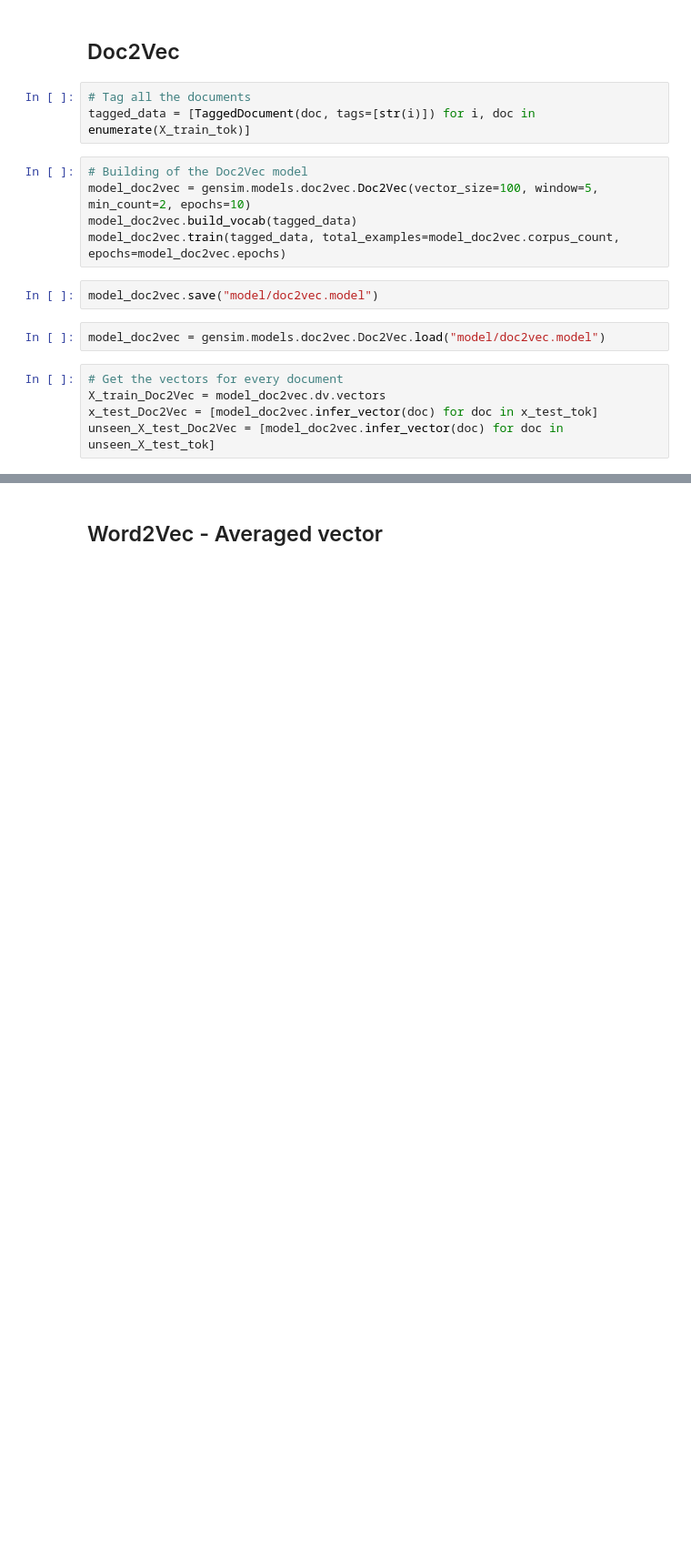
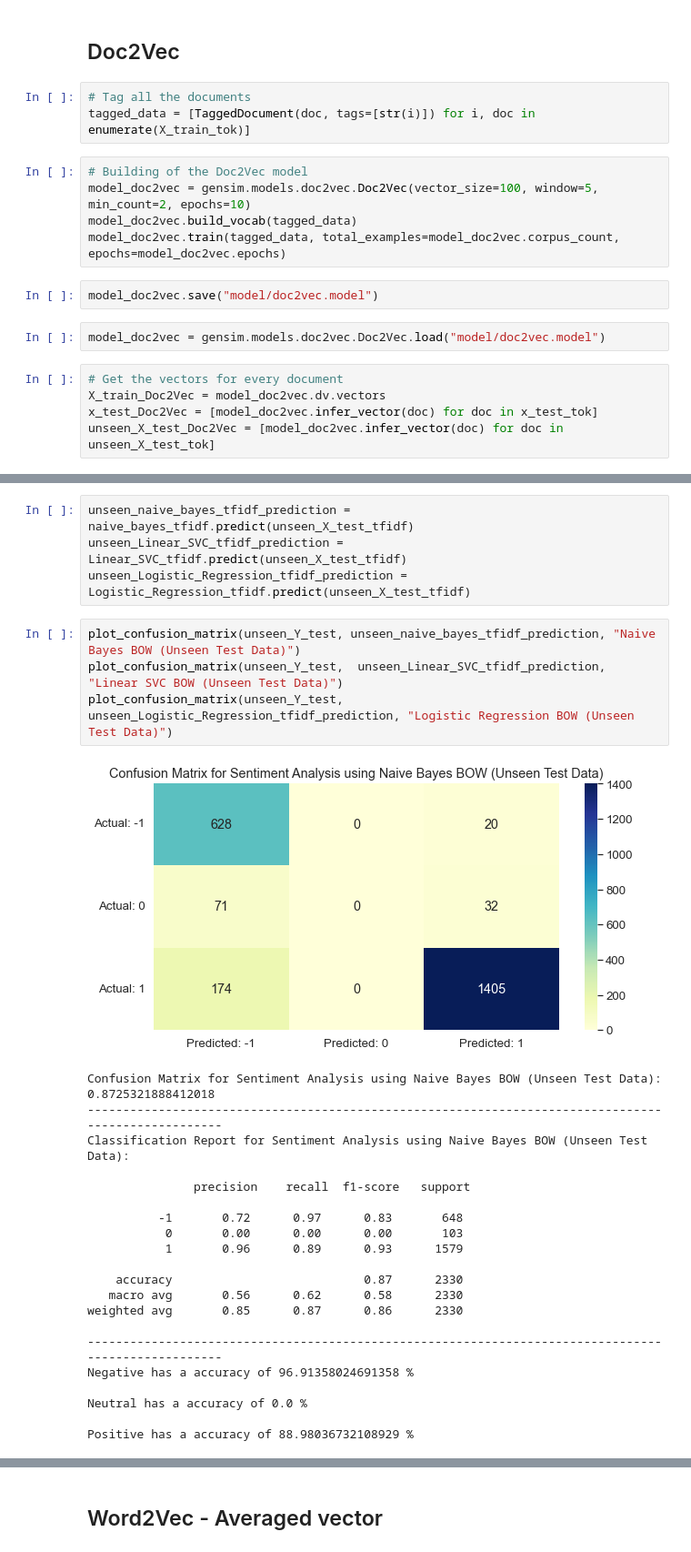
Before and after one commit to GxTeo/CZ-CE4045_NLP_Group_12, a Jupyter notebook: classification_GX.ipynb, the cells around one changed output, grey strips where cells are left out. Shown at 91% size. Saved outputs shown, nothing was run; the diff lists cells and outputs as text; blank space fills up the shorter version.

```diff
--- a/classification_GX.ipynb
+++ b/classification_GX.ipynb
@@ -557,0 +584,30 @@ Unseen_Logistic Regression Accuracy for Bag of words TF-IDF: 0.8766066838046273
+# %%
+unseen_naive_bayes_tfidf_prediction = naive_bayes_tfidf.predict(unseen_X_test_tfidf)
+unseen_Linear_SVC_tfidf_prediction = Linear_SVC_tfidf.predict(unseen_X_test_tfidf)
+unseen_Logistic_Regression_tfidf_prediction = Logistic_Regression_tfidf.predict(unseen_X_test_tfidf)
+# %%
+plot_confusion_matrix(unseen_Y_test, unseen_naive_bayes_tfidf_prediction, "Naive Bayes BOW (Unseen Test Data)")
+plot_confusion_matrix(unseen_Y_test,  unseen_Linear_SVC_tfidf_prediction, "Linear SVC BOW (Unseen Test Data)")
+plot_confusion_matrix(unseen_Y_test,  unseen_Logistic_Regression_tfidf_prediction, "Logistic Regression BOW (Unseen Test Data)")
+# %% [output]
+[figure, added]
+Confusion Matrix for Sentiment Analysis using Naive Bayes BOW (Unseen Test Data): 0.8725321888412018
+----------------------------------------------------------------------------------------------------
+Classification Report for Sentiment Analysis using Naive Bayes BOW (Unseen Test Data):
+
+               precision    recall  f1-score   support
+
+          -1       0.72      0.97      0.83       648
+           0       0.00      0.00      0.00       103
+           1       0.96      0.89      0.93      1579
+
+    accuracy                           0.87      2330
+   macro avg       0.56      0.62      0.58      2330
+weighted avg       0.85      0.87      0.86      2330
+
+----------------------------------------------------------------------------------------------------
+Negative has a accuracy of 96.91358024691358 %
+
+Neutral has a accuracy of 0.0 %
+
+Positive has a accuracy of 88.98036732108929 %
```
Also changed, not shown: parts of 124 cells of this notebook.
